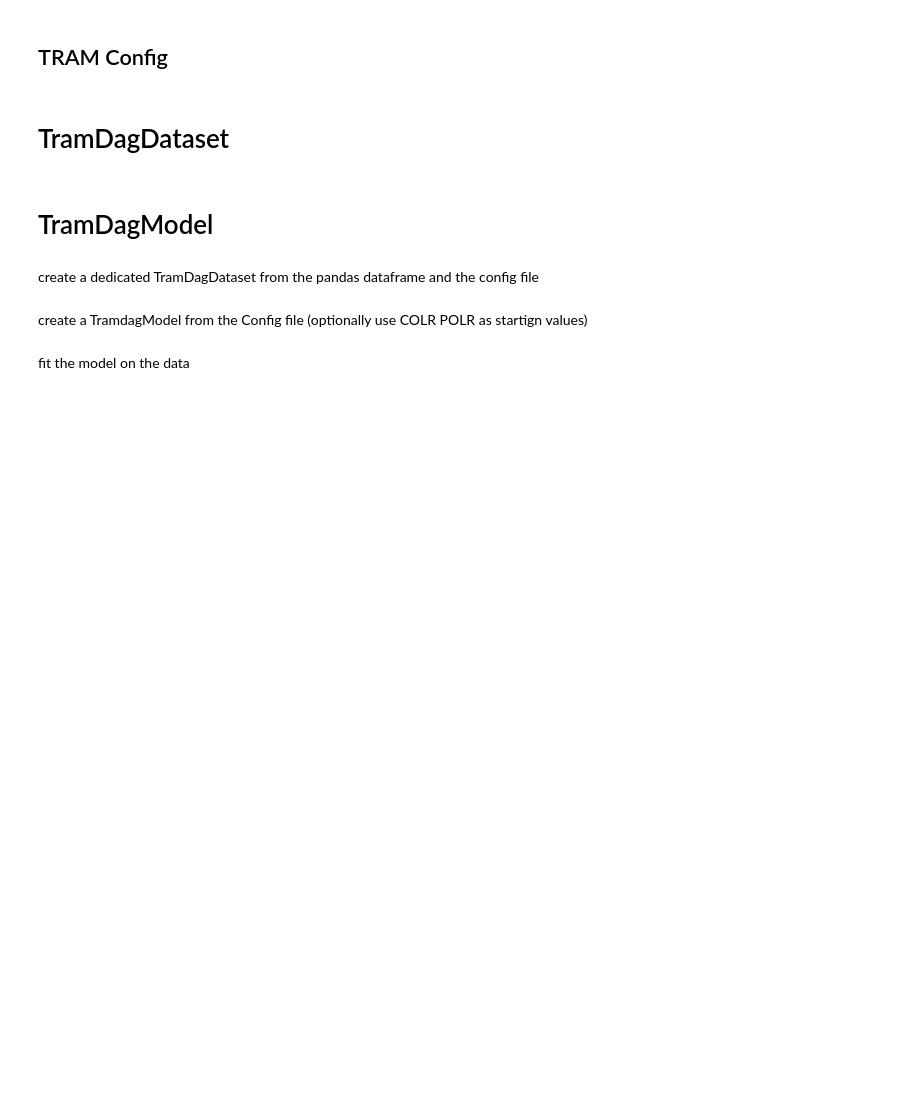
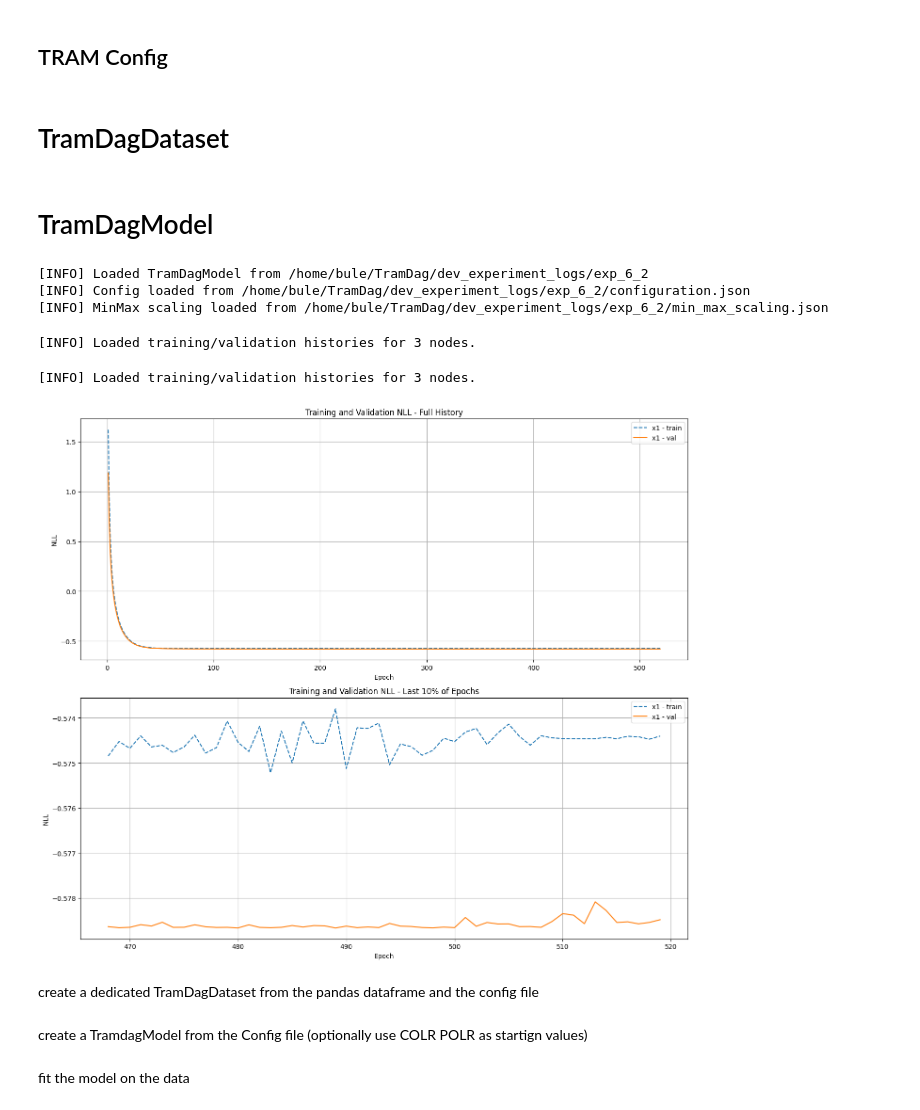
Before and after one commit to buehlpa/TramDag, a Jupyter notebook: tram_dag_api_dev.ipynb, the cells around one changed output. Cells and saved outputs as stored; diff of their text form; code cells hidden in the pictures; blank space fills up the shorter version.

Commit message:
history function

```diff
--- a/tram_dag_api_dev.ipynb
+++ b/tram_dag_api_dev.ipynb
@@ -872,3 +1004,18 @@ class TramDagModel:
 train_df=pd.read_csv('/home/bule/TramDag/dev_experiment_logs/exp_6_2/exp_6_2_train.csv')
 val_df=pd.read_csv('/home/bule/TramDag/dev_experiment_logs/exp_6_2/exp_6_2_val.csv')
 # splits
+# %%
+td_model = TramDagModel.from_directory('/home/bule/TramDag/dev_experiment_logs/exp_6_2',verbose = True)
+# %% [output]
+[INFO] Loaded TramDagModel from /home/bule/TramDag/dev_experiment_logs/exp_6_2
+[INFO] Config loaded from /home/bule/TramDag/dev_experiment_logs/exp_6_2/configuration.json
+[INFO] MinMax scaling loaded from /home/bule/TramDag/dev_experiment_logs/exp_6_2/min_max_scaling.json
+# %%
+model_hist=td_model.history()
+# %% [output]
+[INFO] Loaded training/validation histories for 3 nodes.
+# %%
+td_model.plot_history('x1')
+# %% [output]
+[INFO] Loaded training/validation histories for 3 nodes.
+[figure, added]
```
Also changed, not shown: parts of 5 cells of this notebook.
